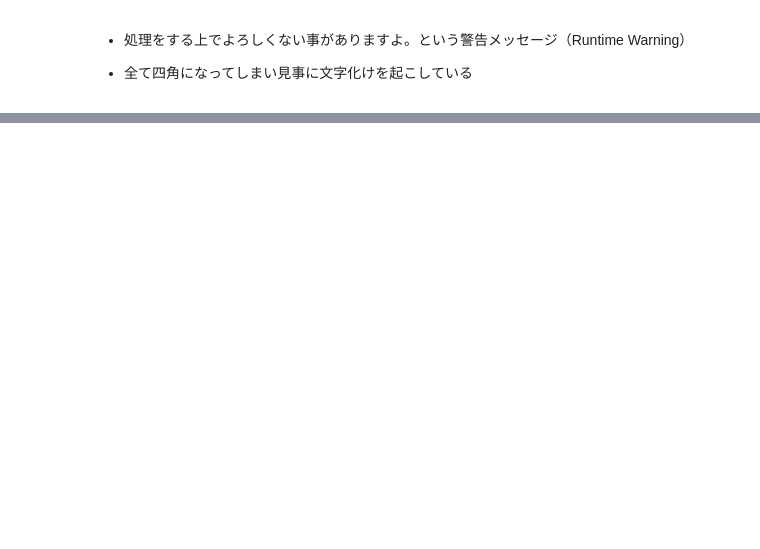
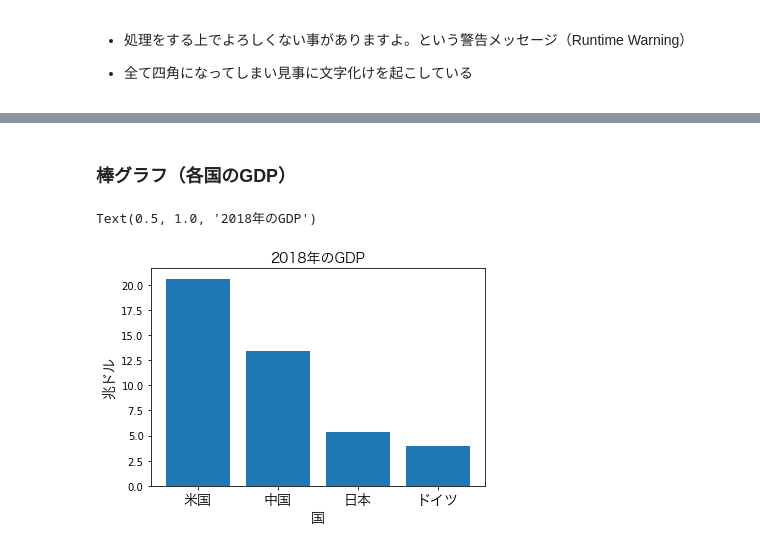
Before and after one commit to MoTo-LaBo/Machine-Learning-Basic, a Jupyter notebook: matplotlib/font_setting.ipynb, the cells around one changed output, grey strips where cells are left out. Drawn from its saved outputs; the diff is of its cells as text; code cells hidden in the pictures; blank space fills up the shorter version.

```diff
--- a/matplotlib/font_setting.ipynb
+++ b/matplotlib/font_setting.ipynb
@@ -32,0 +48,14 @@ Text(0.5, 1.0, '正弦関数')
+# %% [markdown]
+### 棒グラフ（各国のGDP）
+# %%
+# 棒グラフへの応用
+country = ['米国', '中国', '日本', 'ドイツ']
+gdp = [20.6, 13.4, 5.4, 4.0]
+plt.bar(country, gdp)
+plt.xticks(fontproperties=fp)
+plt.xlabel('国', fontproperties=fp)
+plt.ylabel('兆ドル', fontproperties=fp)
+plt.title('2018年のGDP', fontproperties=fp)
+# %% [output]
+Text(0.5, 1.0, '2018年のGDP')
+[figure, added]
```
Also changed, not shown: parts of 5 cells of this notebook, 1 other file.
